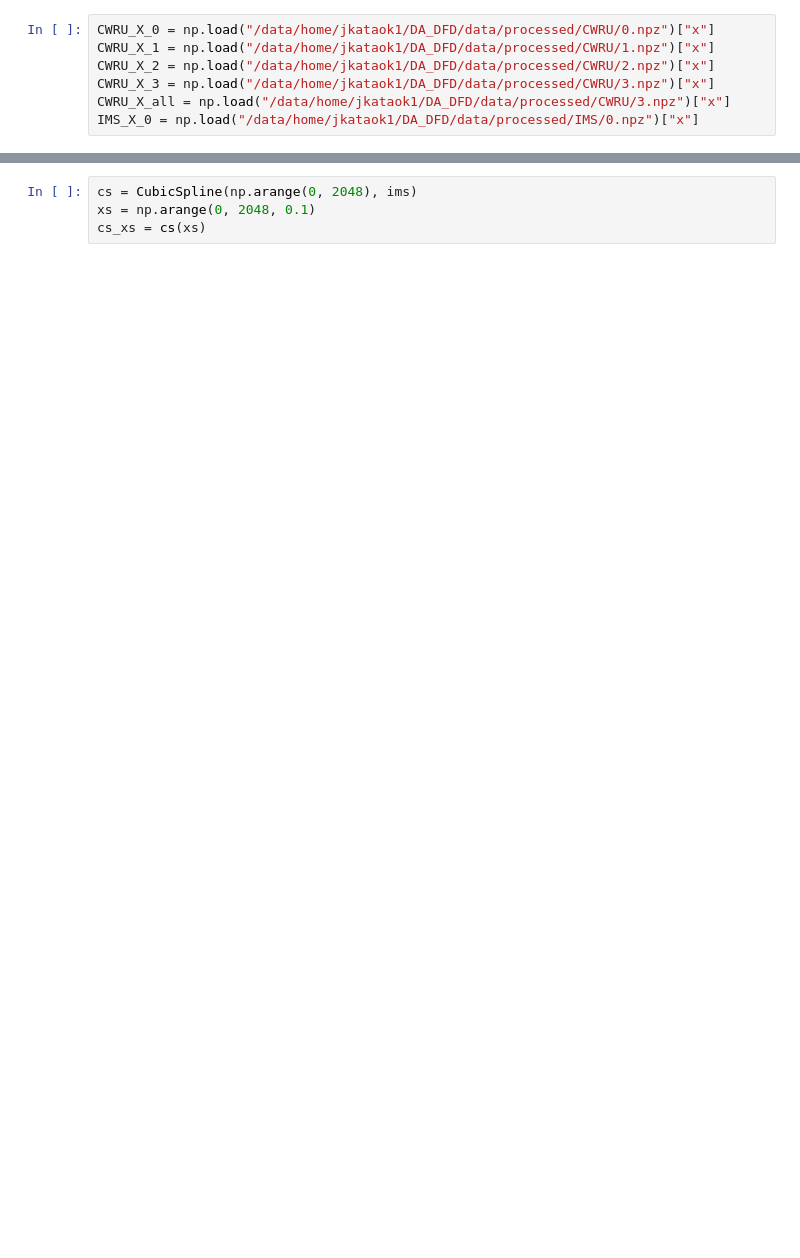
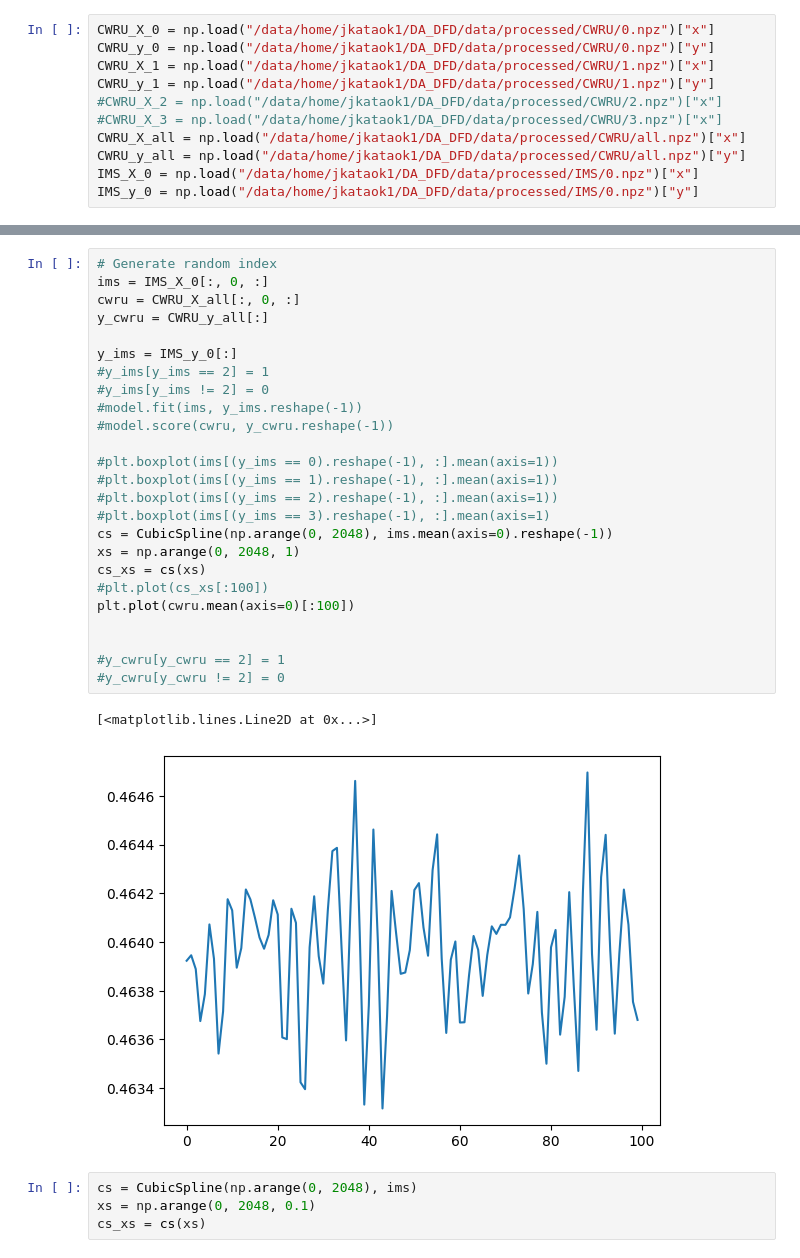
Before and after one commit to junkataoka/DA_DFD, a Jupyter notebook: notebooks/02-dataset.ipynb, the cells around one changed output, grey strips where cells are left out. Cells and saved outputs as stored; diff of their text form; blank space fills up the shorter version.

```diff
--- a/notebooks/02-dataset.ipynb
+++ b/notebooks/02-dataset.ipynb
@@ -7,7 +11,11 @@ import matplotlib.pyplot as plt
 # %%
 CWRU_X_0 = np.load("/data/home/jkataok1/DA_DFD/data/processed/CWRU/0.npz")["x"]
+CWRU_y_0 = np.load("/data/home/jkataok1/DA_DFD/data/processed/CWRU/0.npz")["y"]
 CWRU_X_1 = np.load("/data/home/jkataok1/DA_DFD/data/processed/CWRU/1.npz")["x"]
-CWRU_X_2 = np.load("/data/home/jkataok1/DA_DFD/data/processed/CWRU/2.npz")["x"]
-CWRU_X_3 = np.load("/data/home/jkataok1/DA_DFD/data/processed/CWRU/3.npz")["x"]
-CWRU_X_all = np.load("/data/home/jkataok1/DA_DFD/data/processed/CWRU/3.npz")["x"]
+CWRU_y_1 = np.load("/data/home/jkataok1/DA_DFD/data/processed/CWRU/1.npz")["y"]
+#CWRU_X_2 = np.load("/data/home/jkataok1/DA_DFD/data/processed/CWRU/2.npz")["x"]
+#CWRU_X_3 = np.load("/data/home/jkataok1/DA_DFD/data/processed/CWRU/3.npz")["x"]
+CWRU_X_all = np.load("/data/home/jkataok1/DA_DFD/data/processed/CWRU/all.npz")["x"]
+CWRU_y_all = np.load("/data/home/jkataok1/DA_DFD/data/processed/CWRU/all.npz")["y"]
 IMS_X_0 = np.load("/data/home/jkataok1/DA_DFD/data/processed/IMS/0.npz")["x"]
+IMS_y_0 = np.load("/data/home/jkataok1/DA_DFD/data/processed/IMS/0.npz")["y"]
@@ -30,3 +176,31 @@ plt.plot(ims[:100])
+# %%
+# Generate random index
+ims = IMS_X_0[:, 0, :]
+cwru = CWRU_X_all[:, 0, :]
+y_cwru = CWRU_y_all[:]
+
+y_ims = IMS_y_0[:]
+#y_ims[y_ims == 2] = 1
+#y_ims[y_ims != 2] = 0
+#model.fit(ims, y_ims.reshape(-1))
+#model.score(cwru, y_cwru.reshape(-1))
+
+#plt.boxplot(ims[(y_ims == 0).reshape(-1), :].mean(axis=1))
+#plt.boxplot(ims[(y_ims == 1).reshape(-1), :].mean(axis=1))
+#plt.boxplot(ims[(y_ims == 2).reshape(-1), :].mean(axis=1))
+#plt.boxplot(ims[(y_ims == 3).reshape(-1), :].mean(axis=1)
+cs = CubicSpline(np.arange(0, 2048), ims.mean(axis=0).reshape(-1))
+xs = np.arange(0, 2048, 1)
+cs_xs = cs(xs)
+#plt.plot(cs_xs[:100])
+plt.plot(cwru.mean(axis=0)[:100])
+
+
+#y_cwru[y_cwru == 2] = 1
+#y_cwru[y_cwru != 2] = 0
+# %% [output]
+[<matplotlib.lines.Line2D at 0x...>]
+[figure, added]
 # %%
 cs = CubicSpline(np.arange(0, 2048), ims)
 xs = np.arange(0, 2048, 0.1)
```
Also changed, not shown: parts of 7 cells of this notebook, 13 other files.
